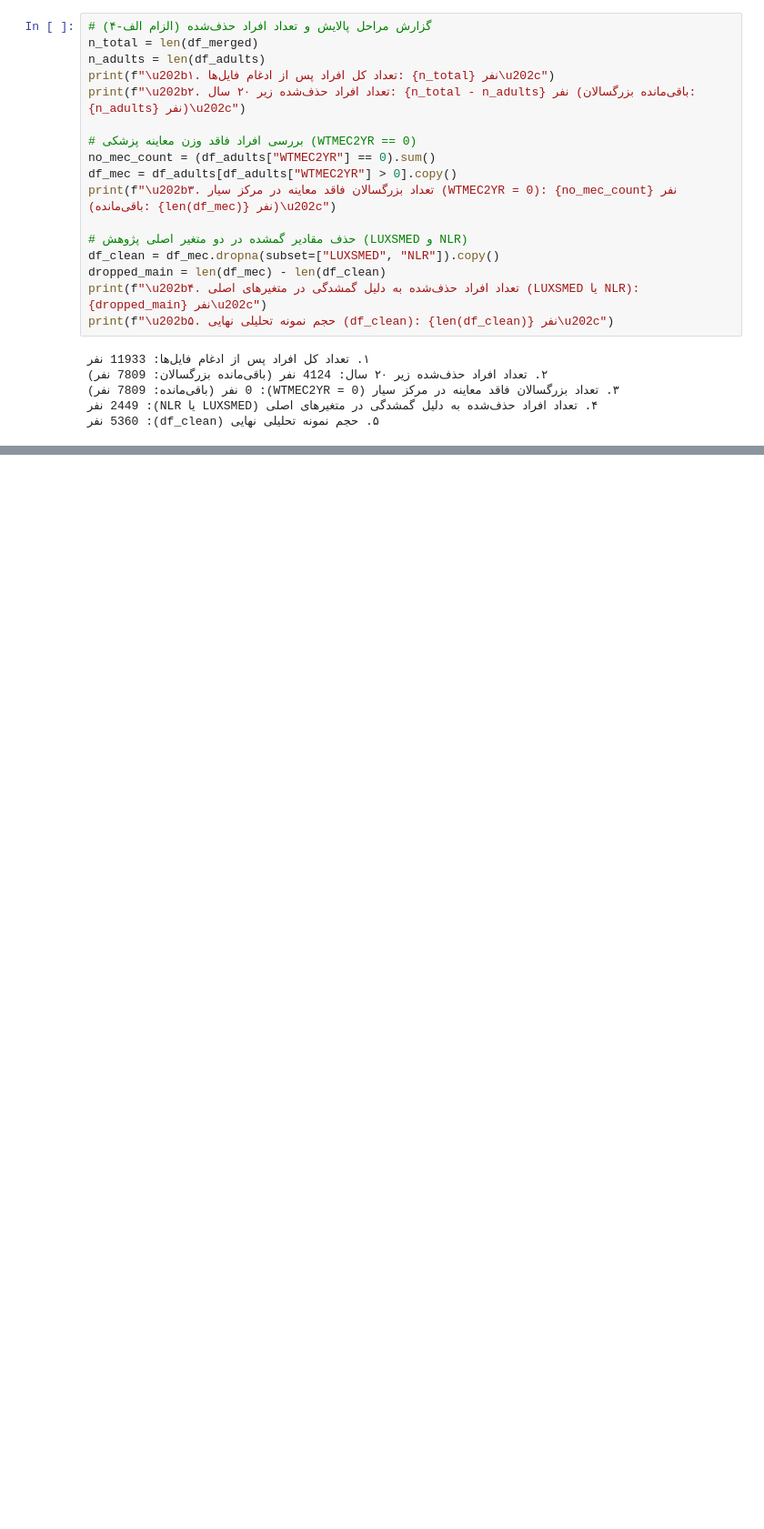
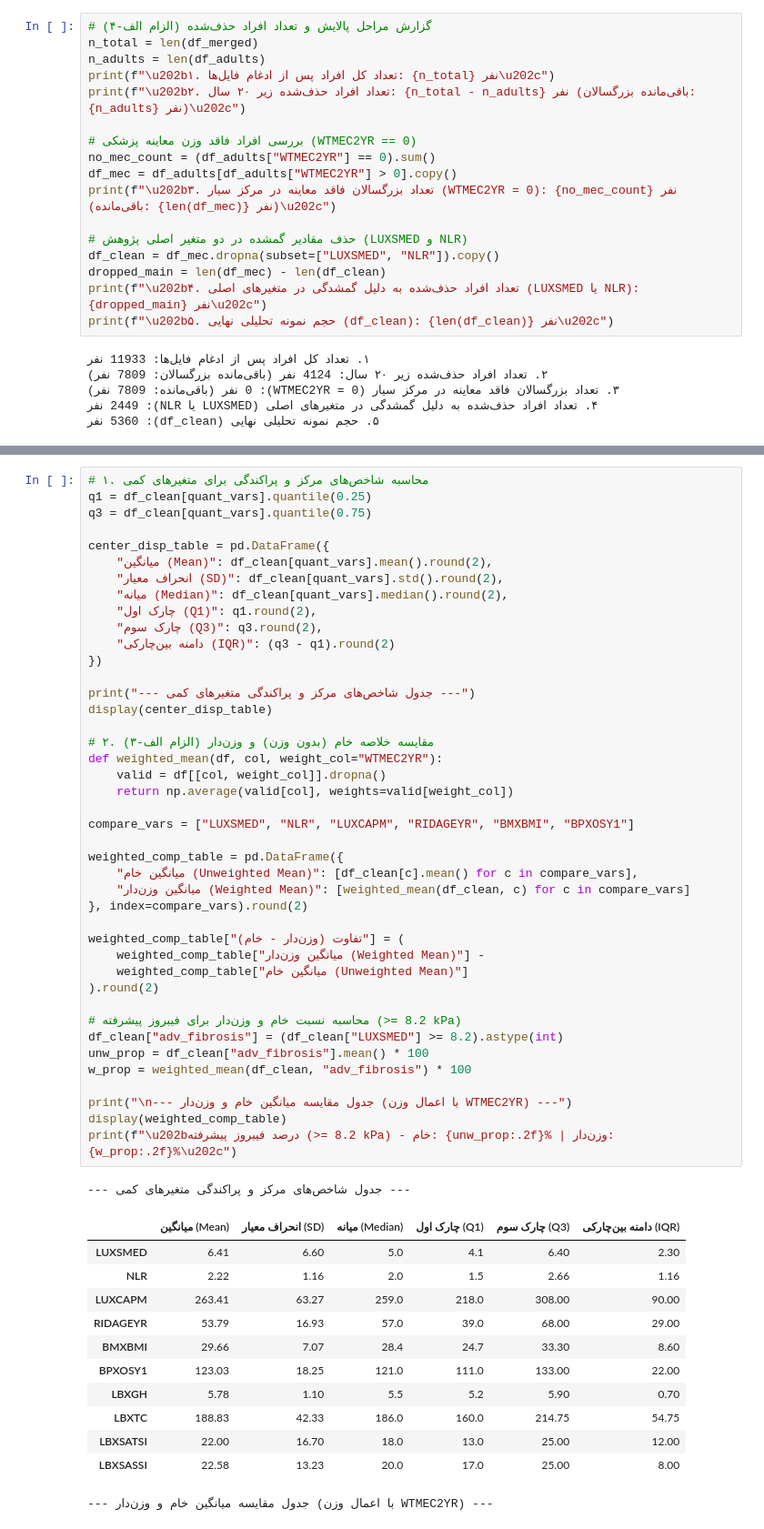
Before and after one commit to AtenaNouri/Statistics-Project, a Jupyter notebook: notebooks/phase1.ipynb, the cells around one changed output, grey strips where cells are left out. Shown at 91% size. Saved outputs shown, nothing was run; the diff lists cells and outputs as text; blank space fills up the shorter version.

```diff
--- a/notebooks/phase1.ipynb
+++ b/notebooks/phase1.ipynb
@@ -186,0 +291,56 @@ print(f"\u202b۵. حجم نمونه تحلیلی نهایی (df_clean): {len(df_
+# %%
+# ۱. محاسبه شاخص‌های مرکز و پراکندگی برای متغیرهای کمی
+q1 = df_clean[quant_vars].quantile(0.25)
+q3 = df_clean[quant_vars].quantile(0.75)
+
+center_disp_table = pd.DataFrame({
+    "میانگین (Mean)": df_clean[quant_vars].mean().round(2),
+    "انحراف معیار (SD)": df_clean[quant_vars].std().round(2),
+    "میانه (Median)": df_clean[quant_vars].median().round(2),
+    "چارک اول (Q1)": q1.round(2),
+    "چارک سوم (Q3)": q3.round(2),
+    "دامنه بین‌چارکی (IQR)": (q3 - q1).round(2)
+})
+
+print("--- جدول شاخص‌های مرکز و پراکندگی متغیرهای کمی ---")
+display(center_disp_table)
+
+# ۲. مقایسه خلاصه خام (بدون وزن) و وزن‌دار (الزام الف-۳)
+def weighted_mean(df, col, weight_col="WTMEC2YR"):
+    valid = df[[col, weight_col]].dropna()
+    return np.average(valid[col], weights=valid[weight_col])
+
+compare_vars = ["LUXSMED", "NLR", "LUXCAPM", "RIDAGEYR", "BMXBMI", "BPXOSY1"]
+
+weighted_comp_table = pd.DataFrame({
+    "میانگین خام (Unweighted Mean)": [df_clean[c].mean() for c in compare_vars],
+    "میانگین وزن‌دار (Weighted Mean)": [weighted_mean(df_clean, c) for c in compare_vars]
+}, index=compare_vars).round(2)
+
+weighted_comp_table["تفاوت (وزن‌دار - خام)"] = (
+    weighted_comp_table["میانگین وزن‌دار (Weighted Mean)"] -
+    weighted_comp_table["میانگین خام (Unweighted Mean)"]
+).round(2)
+
+# محاسبه نسبت خام و وزن‌دار برای فیبروز پیشرفته (>= 8.2 kPa)
+df_clean["adv_fibrosis"] = (df_clean["LUXSMED"] >= 8.2).astype(int)
+unw_prop = df_clean["adv_fibrosis"].mean() * 100
+w_prop = weighted_mean(df_clean, "adv_fibrosis") * 100
+
+print("\n--- جدول مقایسه میانگین خام و وزن‌دار (با اعمال وزن WTMEC2YR) ---")
+display(weighted_comp_table)
+print(f"\u202bدرصد فیبروز پیشرفته (>= 8.2 kPa) - خام: {unw_prop:.2f}% | وزن‌دار: {w_prop:.2f}%\u202c")
+# %% [output]
+--- جدول شاخص‌های مرکز و پراکندگی متغیرهای کمی ---
+|  | میانگین (Mean) | انحراف معیار (SD) | میانه (Median) | چارک اول (Q1) | چارک سوم (Q3) | دامنه بین‌چارکی (IQR) |
+| LUXSMED | 6.41 | 6.60 | 5.0 | 4.1 | 6.40 | 2.30 |
+| NLR | 2.22 | 1.16 | 2.0 | 1.5 | 2.66 | 1.16 |
+| LUXCAPM | 263.41 | 63.27 | 259.0 | 218.0 | 308.00 | 90.00 |
+| RIDAGEYR | 53.79 | 16.93 | 57.0 | 39.0 | 68.00 | 29.00 |
+| BMXBMI | 29.66 | 7.07 | 28.4 | 24.7 | 33.30 | 8.60 |
+| BPXOSY1 | 123.03 | 18.25 | 121.0 | 111.0 | 133.00 | 22.00 |
+| LBXGH | 5.78 | 1.10 | 5.5 | 5.2 | 5.90 | 0.70 |
+| LBXTC | 188.83 | 42.33 | 186.0 | 160.0 | 214.75 | 54.75 |
+| LBXSATSI | 22.00 | 16.70 | 18.0 | 13.0 | 25.00 | 12.00 |
+| LBXSASSI | 22.58 | 13.23 | 20.0 | 17.0 | 25.00 | 8.00 |
+--- جدول مقایسه میانگین خام و وزن‌دار (با اعمال وزن WTMEC2YR) ---
```
Also changed, not shown: parts of 7 cells of this notebook.
